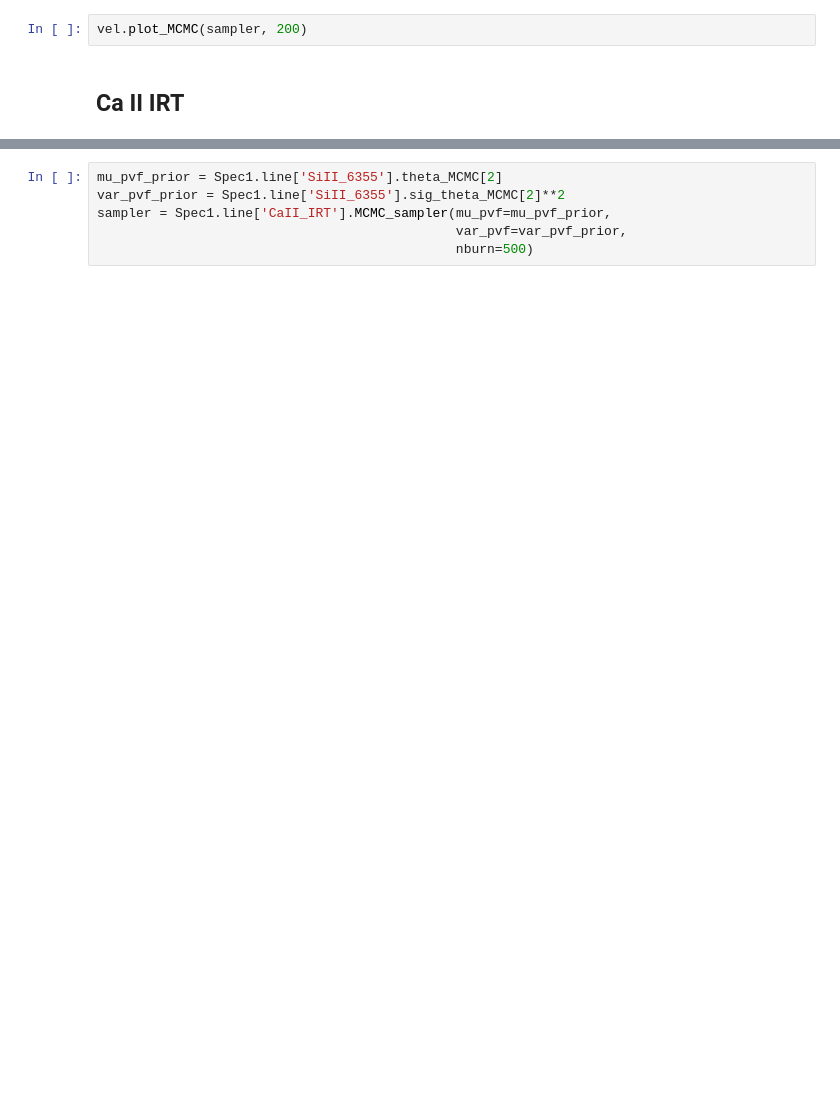
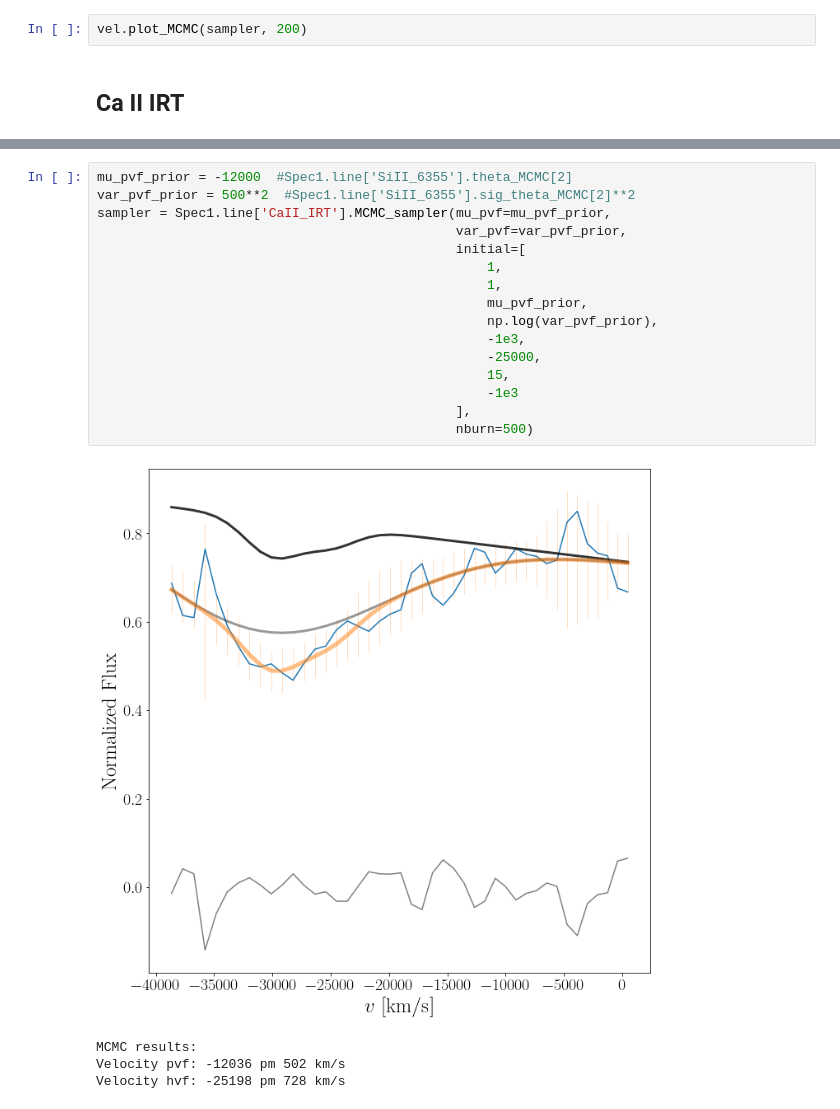
Before and after one commit to slowdivePTG/SN2020jgb, a Jupyter notebook: rv/absorption_line_velocity_20200507_P60.ipynb, the cells around one changed output, grey strips where cells are left out. Saved outputs shown, nothing was run; the diff lists cells and outputs as text; blank space fills up the shorter version.

```diff
--- a/rv/absorption_line_velocity_20200507_P60.ipynb
+++ b/rv/absorption_line_velocity_20200507_P60.ipynb
@@ -45,8 +46,23 @@ Spec1.line['CaII_IRT'].LS_estimator(guess=(1, 1, -10000, 15, -1000, -25000, 15,
 # %%
-mu_pvf_prior = Spec1.line['SiII_6355'].theta_MCMC[2]
-var_pvf_prior = Spec1.line['SiII_6355'].sig_theta_MCMC[2]**2
+mu_pvf_prior = -12000  #Spec1.line['SiII_6355'].theta_MCMC[2]
+var_pvf_prior = 500**2  #Spec1.line['SiII_6355'].sig_theta_MCMC[2]**2
 sampler = Spec1.line['CaII_IRT'].MCMC_sampler(mu_pvf=mu_pvf_prior,
                                               var_pvf=var_pvf_prior,
+                                              initial=[
+                                                  1,
+                                                  1,
+                                                  mu_pvf_prior,
+                                                  np.log(var_pvf_prior),
+                                                  -1e3,
+                                                  -25000,
+                                                  15,
+                                                  -1e3
+                                              ],
                                               nburn=500)
+# %% [output]
+[figure, added]
+MCMC results:
+Velocity pvf: -12036 pm 502 km/s
+Velocity hvf: -25198 pm 728 km/s
 # %%
 vel.plot_MCMC(sampler, 500)
```
Also changed, not shown: parts of 9 cells of this notebook, 4 other files.
